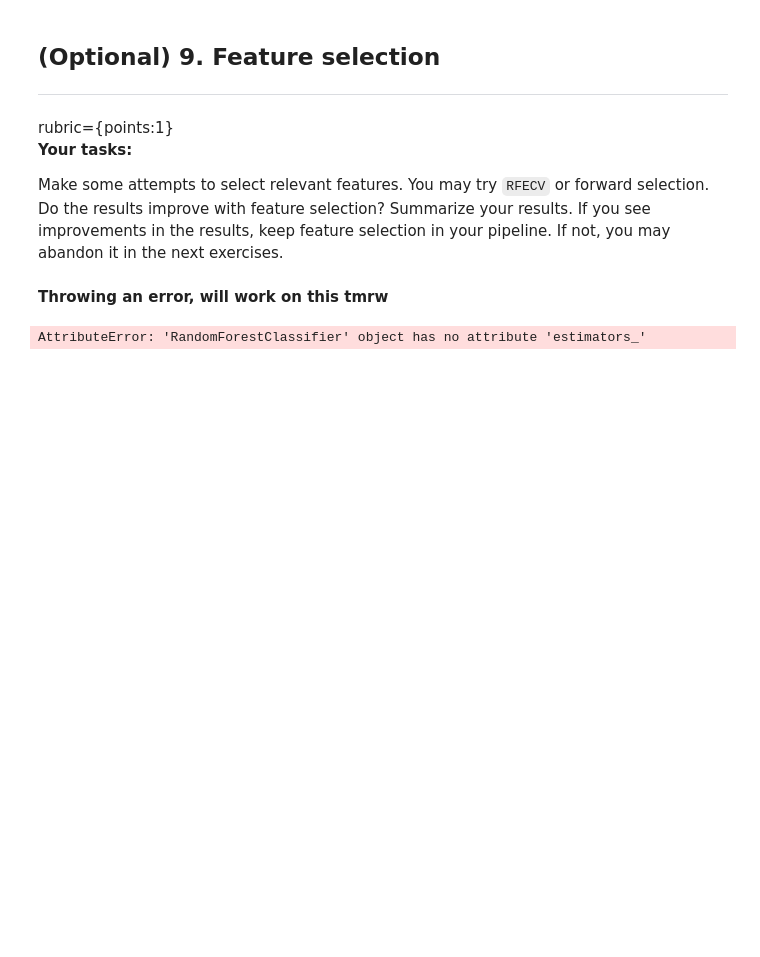
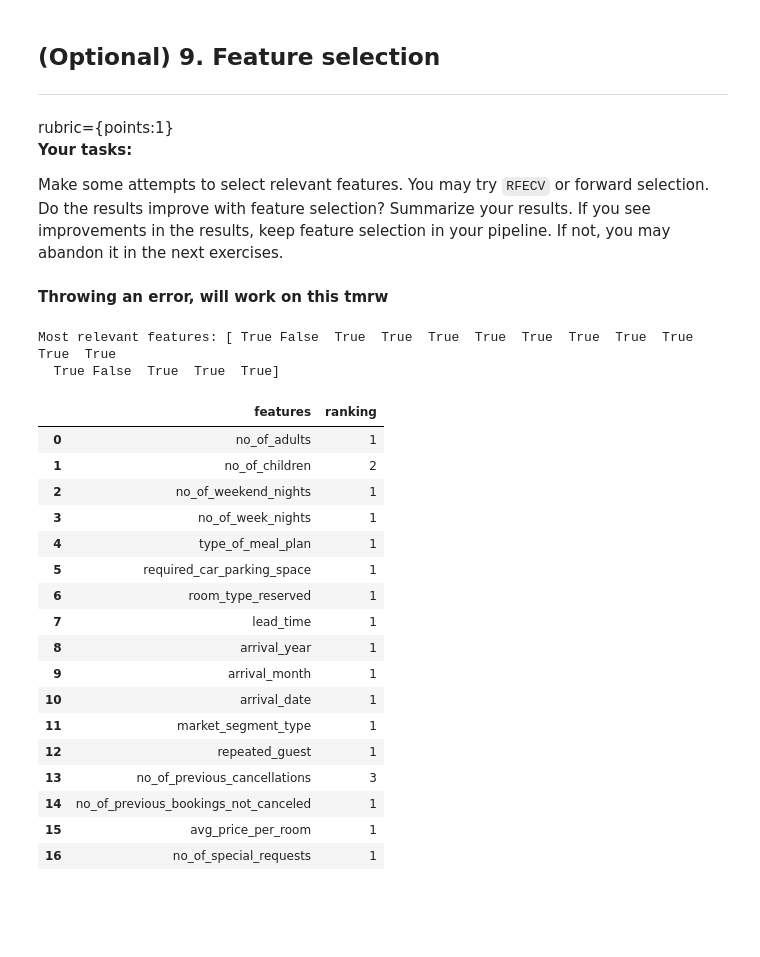
Before and after one commit to aaaka5h/Res-Cancellation-Model, a Jupyter notebook: hw6-starter.ipynb, the cells around one changed output. Drawn from its saved outputs; the diff is of its cells as text; code cells hidden in the pictures; blank space fills up the shorter version.

```diff
--- a/hw6-starter.ipynb
+++ b/hw6-starter.ipynb
@@ -445,19 +430,45 @@ Make some attempts to select relevant features. You may try `RFECV` or forward s
 **Throwing an error, will work on this tmrw**
 # %%
 # We used RFECV to identy relevant features for each of the three models above
-res_RFECV = {}
-models = [RandomForestClassifier(random_state=123, n_jobs=-1),
-                SVC(random_state=123),
-                XGBClassifier(random_state=123, eval_metric="logloss", verbosity=0)]
-for m, i in models:
-    rfe_pipe = make_pipeline(
-        preprocesser, RFECV(m),
-        m
-    )
-    res_RFECV[i] = cross_validate(rfe_pipe, X_train, y_train, return_train_score=True).mean()
+from sklearn.feature_selection import RFECV
 
-res_RFECV
+
+model = XGBClassifier(random_state=123, eval_metric="logloss", verbosity=0)
+rfe_pipe = make_pipeline(preprocessor)
+
+rfe_pipe.fit(X_train)
+X_train_scaled = rfe_pipe.transform(X_train)
+
+rfecv = RFECV(model, cv=5)
+rfecv.fit(X_train_scaled, y_train)
+
+print(f"Most relevant features: {rfecv.support_}")
 # %% [output]
-AttributeError: 'RandomForestClassifier' object has no attribute 'estimators_'
+Most relevant features: [ True False  True  True  True  True  True  True  True  True  True  True
+  True False  True  True  True]
+# %%
+rfecv_res = {}
+rfecv_res["features"] = X_train.columns
+rfecv_res["ranking"] = rfecv.ranking_
+pd.DataFrame(rfecv_res)
+# %% [output]
+|  | features | ranking |
+| 0 | no_of_adults | 1 |
+| 1 | no_of_children | 2 |
+| 2 | no_of_weekend_nights | 1 |
+| 3 | no_of_week_nights | 1 |
+| 4 | type_of_meal_plan | 1 |
+| 5 | required_car_parking_space | 1 |
+| 6 | room_type_reserved | 1 |
+| 7 | lead_time | 1 |
+| 8 | arrival_year | 1 |
+| 9 | arrival_month | 1 |
+| 10 | arrival_date | 1 |
+| 11 | market_segment_type | 1 |
+| 12 | repeated_guest | 1 |
+| 13 | no_of_previous_cancellations | 3 |
+| 14 | no_of_previous_bookings_not_canceled | 1 |
+| 15 | avg_price_per_room | 1 |
+| 16 | no_of_special_requests | 1 |
 # %% [markdown]
 <br><br>
```
Also changed, not shown: parts of 13 cells of this notebook.
